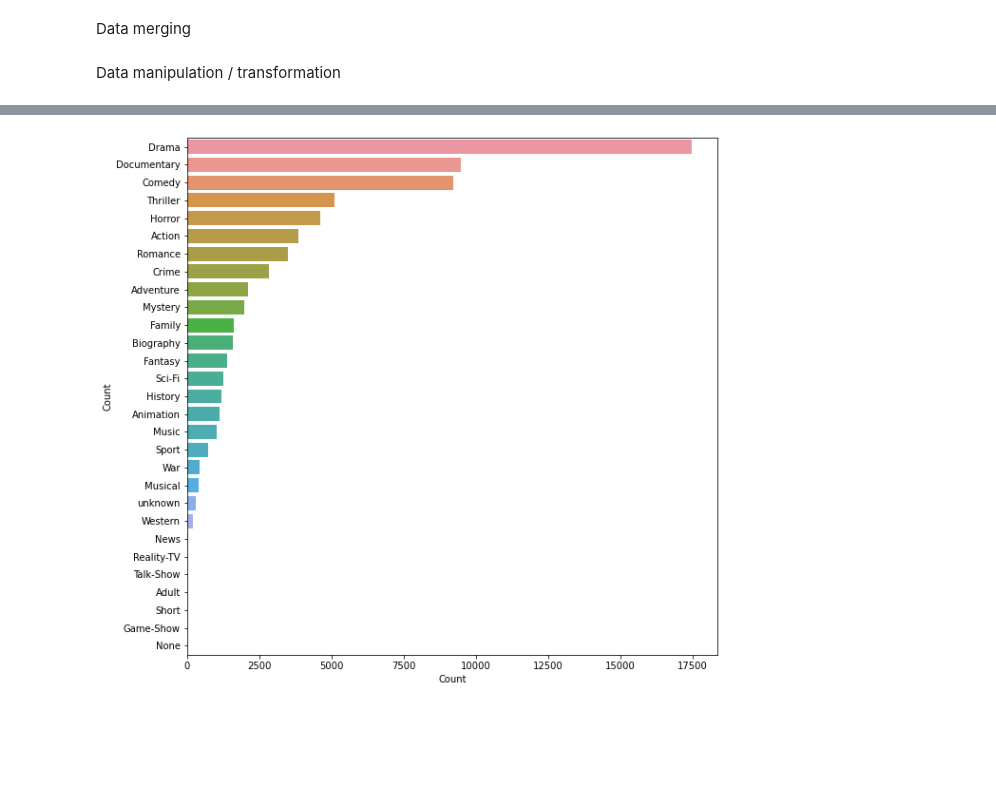
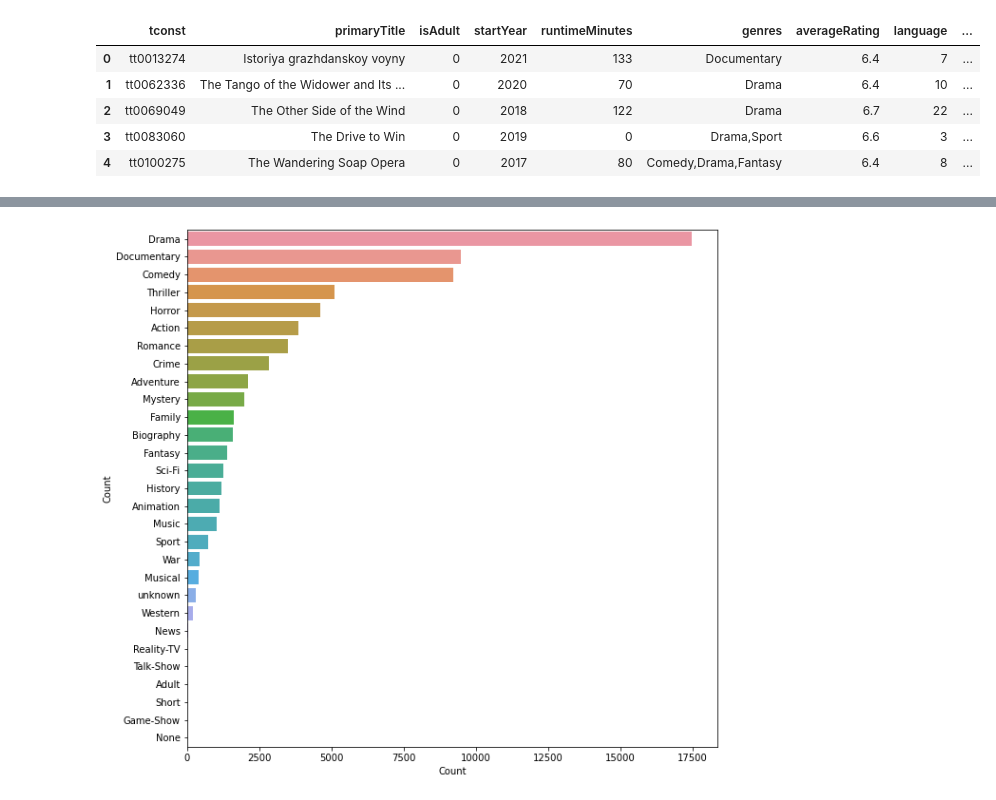
Before and after one commit to datng87/movies_success_prediction, a Jupyter notebook: project4.ipynb, the cells around one changed output, grey strips where cells are left out. Saved outputs shown, nothing was run; the diff lists cells and outputs as text; code cells hidden in the pictures; blank space fills up the shorter version.

```diff
--- a/project4.ipynb
+++ b/project4.ipynb
@@ -98,8 +96,6 @@ df2
 #         df1 =pd.read_csv(file)
 #         df = pd.concat([df,df1],ignore_index=True)
 # df.to_csv('./data/omdb.csv', index=False)
-# %% [markdown]
-Data merging
 # %%
 #read and merge 3 data sources
 df2 = pd.read_csv('./data/imdbdata.csv')
@@ -114,5 +110,25 @@ df2= df2.merge(df,how='inner',on='tconst')
 # %%
 #export to raw data
 df2.to_csv('./data/raw_consolidate_data.csv',index=False)
-# %% [markdown]
-Data manipulation / transformation
+# %%
+#clean up raw data
+df2 =pd.read_csv('./data/raw_consolidate_data.csv')
+# remove columns
+df2=df2.drop(['titleType','originalTitle','endYear','directors','writers','seasonNumber',
+              'episodeNumber','parentTconst','themoviedb_id','status','Director', 'Writer',
+              'overview','Plot','DVD','production_companies_id','numVotes','rating1source',
+       'rating1value', 'rating2source', 'rating2value', 'rating3source',
+       'rating3value','Metascore','popularity','original_language','production_companies_name','production_countries',
+       'Awards','BoxOffice','revenue','vote_average','vote_count'],axis=1)
+#filter out aldult movies
+df2 =df2.loc[(df2.isAdult==0) ,:]
+df2['language']=df2['language'].astype(int)
+df2.belongs_to_collection.fillna(0,inplace=True)
+df2.head()
+# %% [output]
+|  | tconst | primaryTitle | isAdult | startYear | runtimeMinutes | genres | averageRating | language | ... |
+| 0 | tt0013274 | Istoriya grazhdanskoy voyny | 0 | 2021 | 133 | Documentary | 6.4 | 7 | ... |
+| 1 | tt0062336 | The Tango of the Widower and Its ... | 0 | 2020 | 70 | Drama | 6.4 | 10 | ... |
+| 2 | tt0069049 | The Other Side of the Wind | 0 | 2018 | 122 | Drama | 6.7 | 22 | ... |
+| 3 | tt0083060 | The Drive to Win | 0 | 2019 | 0 | Drama,Sport | 6.6 | 3 | ... |
+| 4 | tt0100275 | The Wandering Soap Opera | 0 | 2017 | 80 | Comedy,Drama,Fantasy | 6.4 | 8 | ... |
```
Also changed, not shown: parts of 30 cells of this notebook, 29 other files.
